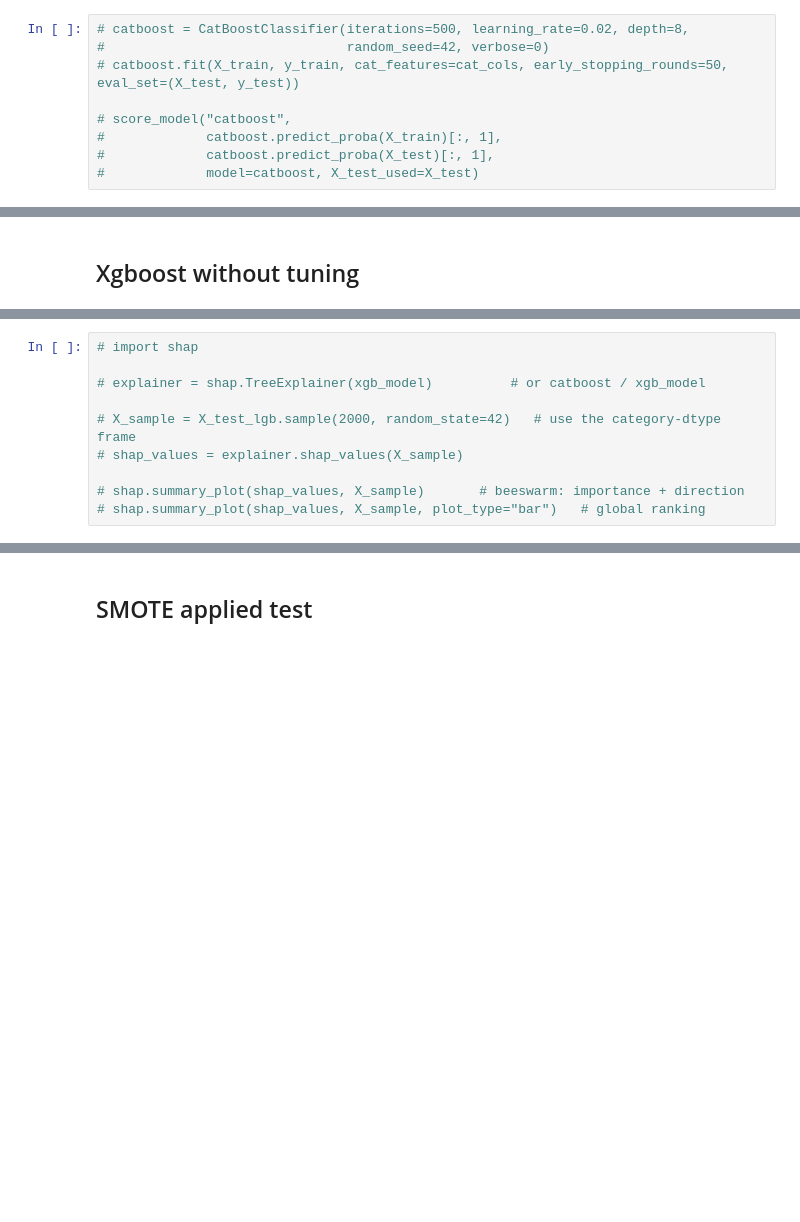
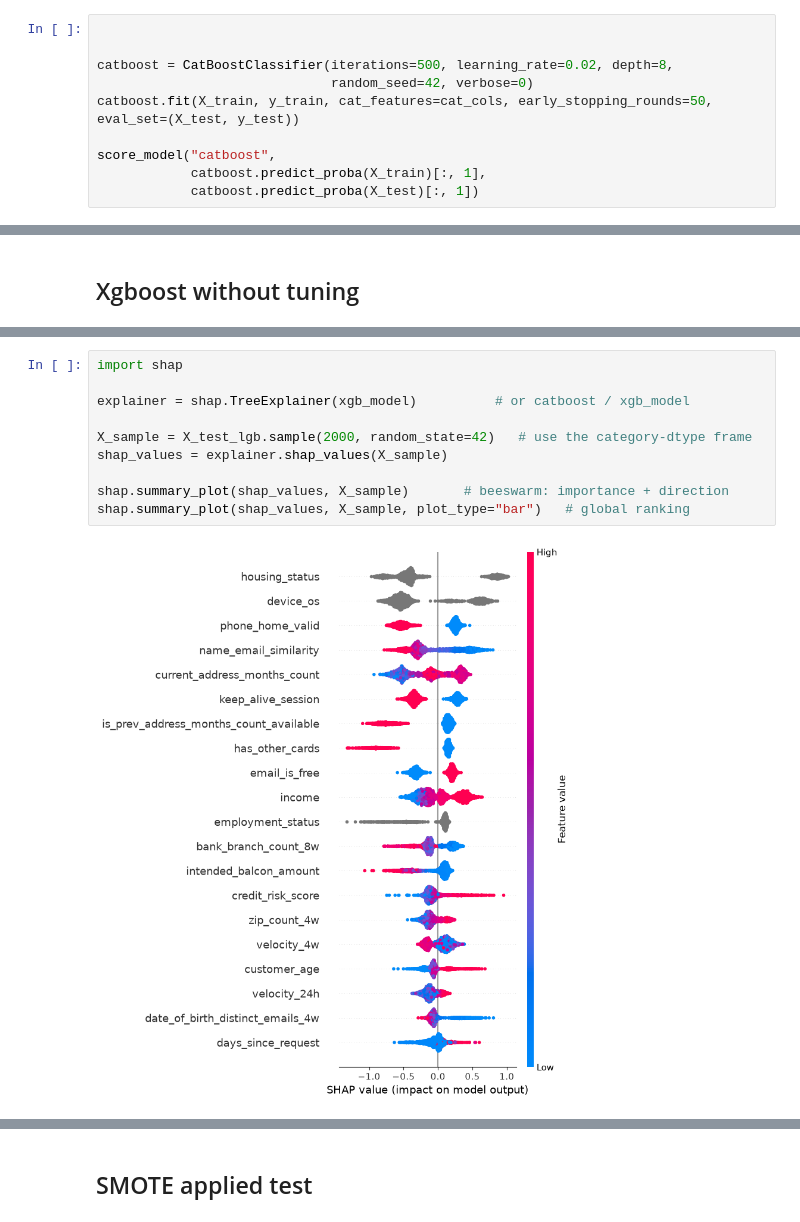
Before and after one commit to Aomsub101/Fraud-Detection, a Jupyter notebook: notebooks/02_models.ipynb, the cells around one changed output, grey strips where cells are left out. Cells and saved outputs as stored; diff of their text form; blank space fills up the shorter version.

```diff
--- a/notebooks/02_models.ipynb
+++ b/notebooks/02_models.ipynb
@@ -207,11 +207,12 @@ test  pr_auc: 0.1852140310912436
 # %% [markdown]
 ## Catboost without tuning
 # %%
-# catboost = CatBoostClassifier(iterations=500, learning_rate=0.02, depth=8,
-#                               random_seed=42, verbose=0)
-# catboost.fit(X_train, y_train, cat_features=cat_cols, early_stopping_rounds=50, eval_set=(X_test, y_test))
 
-# score_model("catboost",
-#             catboost.predict_proba(X_train)[:, 1],
-#             catboost.predict_proba(X_test)[:, 1],
-#             model=catboost, X_test_used=X_test)
+
+catboost = CatBoostClassifier(iterations=500, learning_rate=0.02, depth=8,
+                              random_seed=42, verbose=0)
+catboost.fit(X_train, y_train, cat_features=cat_cols, early_stopping_rounds=50, eval_set=(X_test, y_test))
+
+score_model("catboost",
+            catboost.predict_proba(X_train)[:, 1],
+            catboost.predict_proba(X_test)[:, 1])
@@ -245,10 +260,12 @@ test  pr_auc: 0.1852140310912436
 # %%
-# import shap
+import shap
 
-# explainer = shap.TreeExplainer(xgb_model)          # or catboost / xgb_model
+explainer = shap.TreeExplainer(xgb_model)          # or catboost / xgb_model
 
-# X_sample = X_test_lgb.sample(2000, random_state=42)   # use the category-dtype frame
-# shap_values = explainer.shap_values(X_sample)
+X_sample = X_test_lgb.sample(2000, random_state=42)   # use the category-dtype frame
+shap_values = explainer.shap_values(X_sample)
 
-# shap.summary_plot(shap_values, X_sample)       # beeswarm: importance + direction
-# shap.summary_plot(shap_values, X_sample, plot_type="bar")   # global ranking
+shap.summary_plot(shap_values, X_sample)       # beeswarm: importance + direction
+shap.summary_plot(shap_values, X_sample, plot_type="bar")   # global ranking
+# %% [output]
+[figure, added]
```
Also changed, not shown: parts of 43 cells of this notebook, 1 other file.
